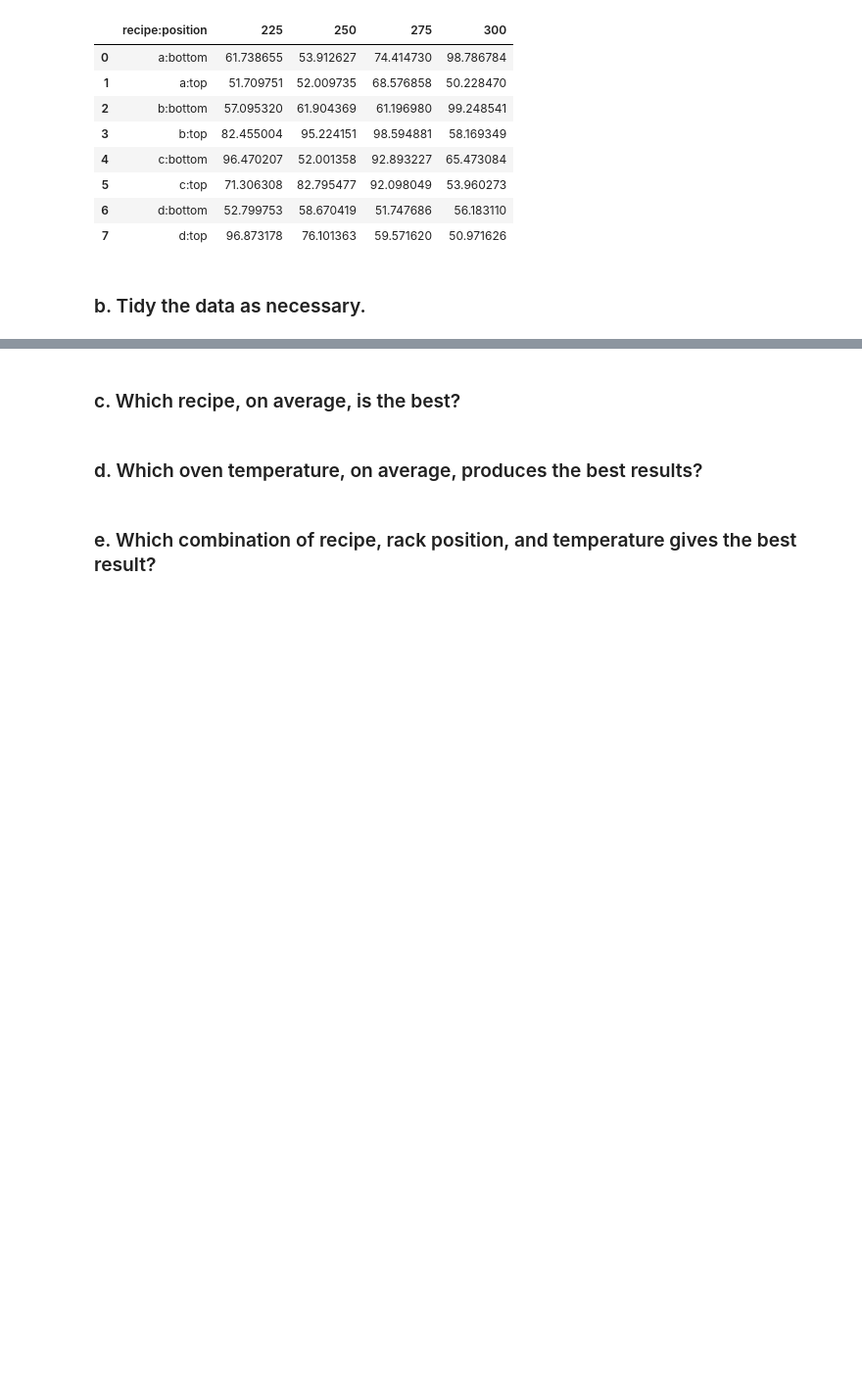
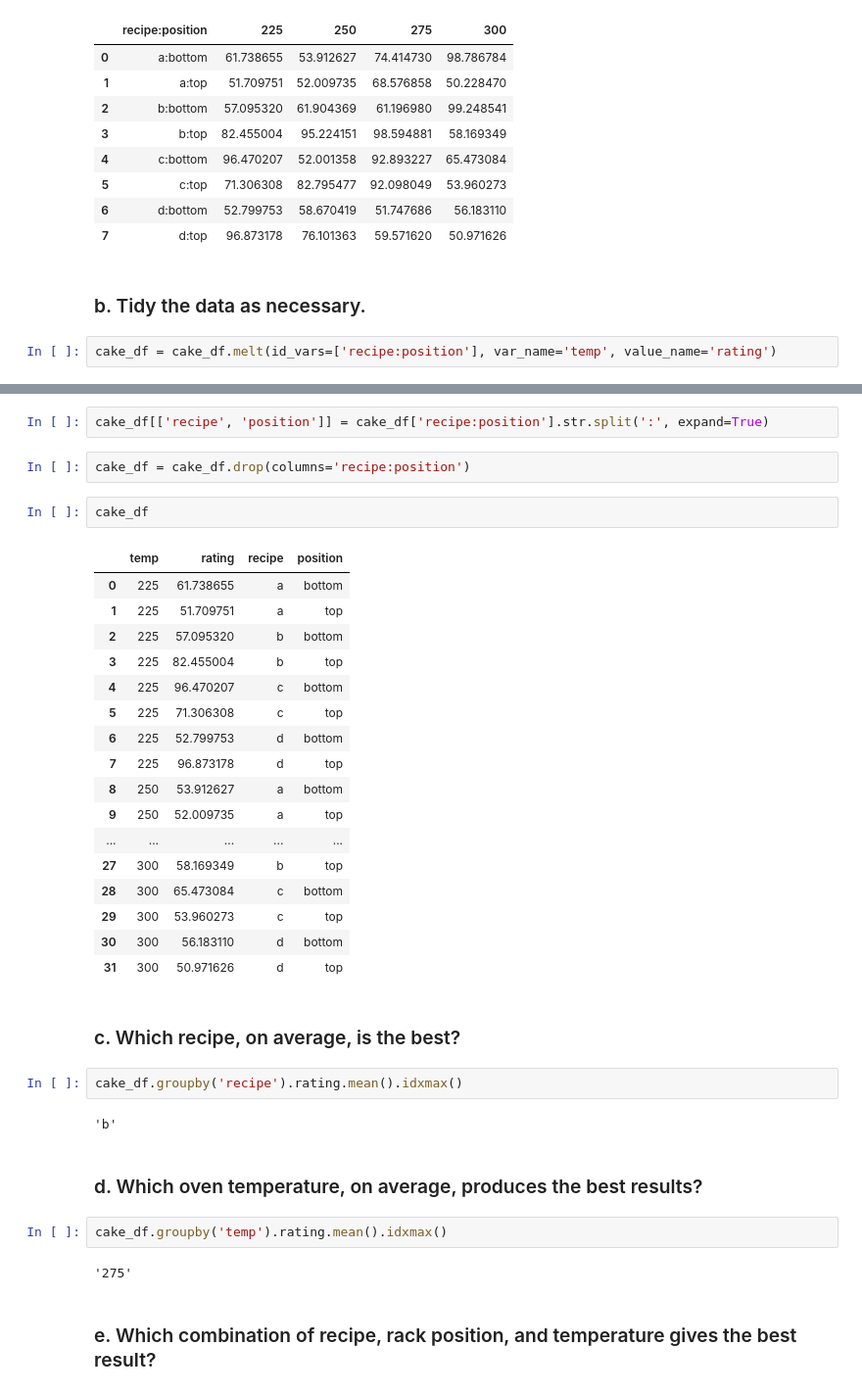
Before and after one commit to elizabethswarren/classification-exercises, a Jupyter notebook: tidy-data.ipynb, the cells around one changed output, grey strips where cells are left out. Shown at 98% size. Saved outputs shown, nothing was run; the diff lists cells and outputs as text; blank space fills up the shorter version.

```diff
--- a/tidy-data.ipynb
+++ b/tidy-data.ipynb
@@ -152,3 +173,5 @@ cake_df
 | 7 | d:top | 96.873178 | 76.101363 | 59.571620 | 50.971626 |
 # %% [markdown]
 ### b. Tidy the data as necessary.
+# %%
+cake_df = cake_df.melt(id_vars=['recipe:position'], var_name='temp', value_name='rating')
@@ -155,6 +198,38 @@ cake_df
+# %%
+cake_df[['recipe', 'position']] = cake_df['recipe:position'].str.split(':', expand=True)
+# %%
+cake_df = cake_df.drop(columns='recipe:position')
+# %%
+cake_df
+# %% [output]
+|  | temp | rating | recipe | position |
+| 0 | 225 | 61.738655 | a | bottom |
+| 1 | 225 | 51.709751 | a | top |
+| 2 | 225 | 57.095320 | b | bottom |
+| 3 | 225 | 82.455004 | b | top |
+| 4 | 225 | 96.470207 | c | bottom |
+| 5 | 225 | 71.306308 | c | top |
+| 6 | 225 | 52.799753 | d | bottom |
+| 7 | 225 | 96.873178 | d | top |
+| 8 | 250 | 53.912627 | a | bottom |
+| 9 | 250 | 52.009735 | a | top |
+| ... | ... | ... | ... | ... |
+| 27 | 300 | 58.169349 | b | top |
+| 28 | 300 | 65.473084 | c | bottom |
+| 29 | 300 | 53.960273 | c | top |
+| 30 | 300 | 56.183110 | d | bottom |
+| 31 | 300 | 50.971626 | d | top |
 # %% [markdown]
 ### c. Which recipe, on average, is the best?
+# %%
+cake_df.groupby('recipe').rating.mean().idxmax()
+# %% [output]
+'b'
 # %% [markdown]
 ### d. Which oven temperature, on average, produces the best results?
+# %%
+cake_df.groupby('temp').rating.mean().idxmax()
+# %% [output]
+'275'
 # %% [markdown]
 ### e. Which combination of recipe, rack position, and temperature gives the best result?
```
Also changed, not shown: parts of 4 cells of this notebook.
